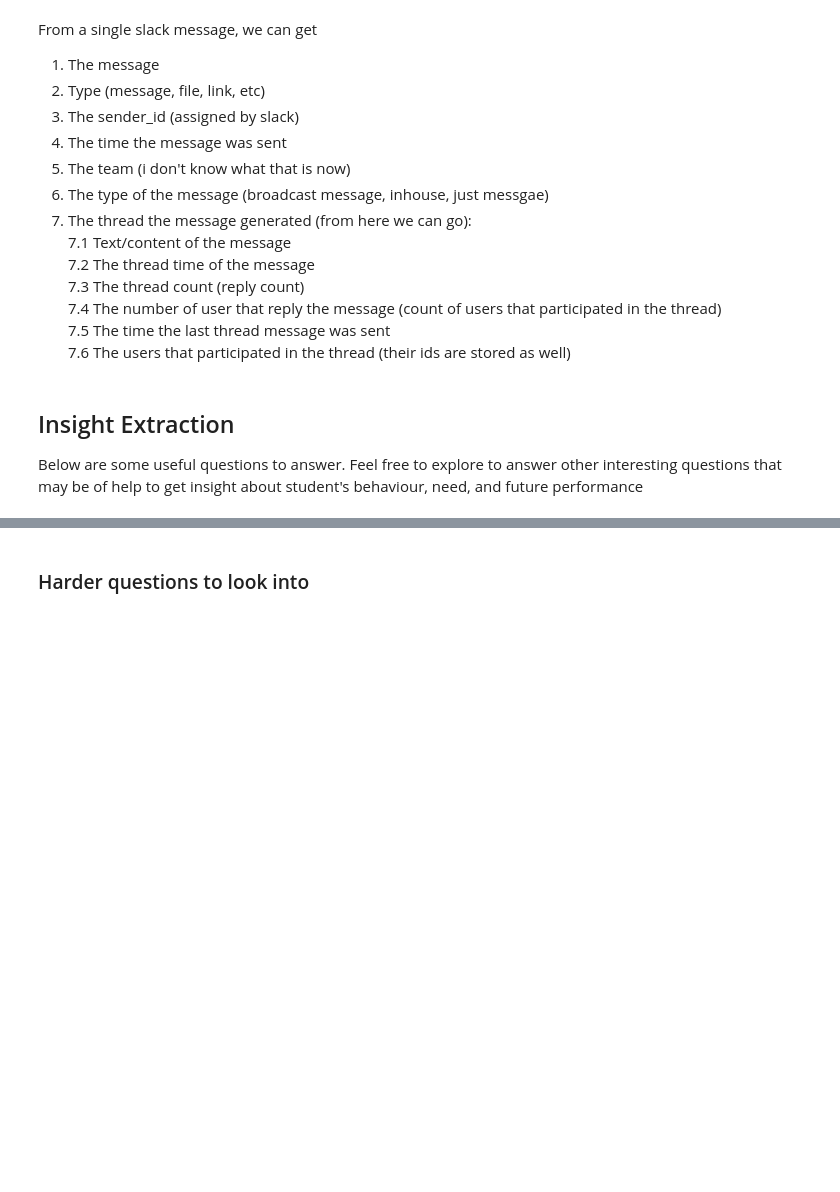
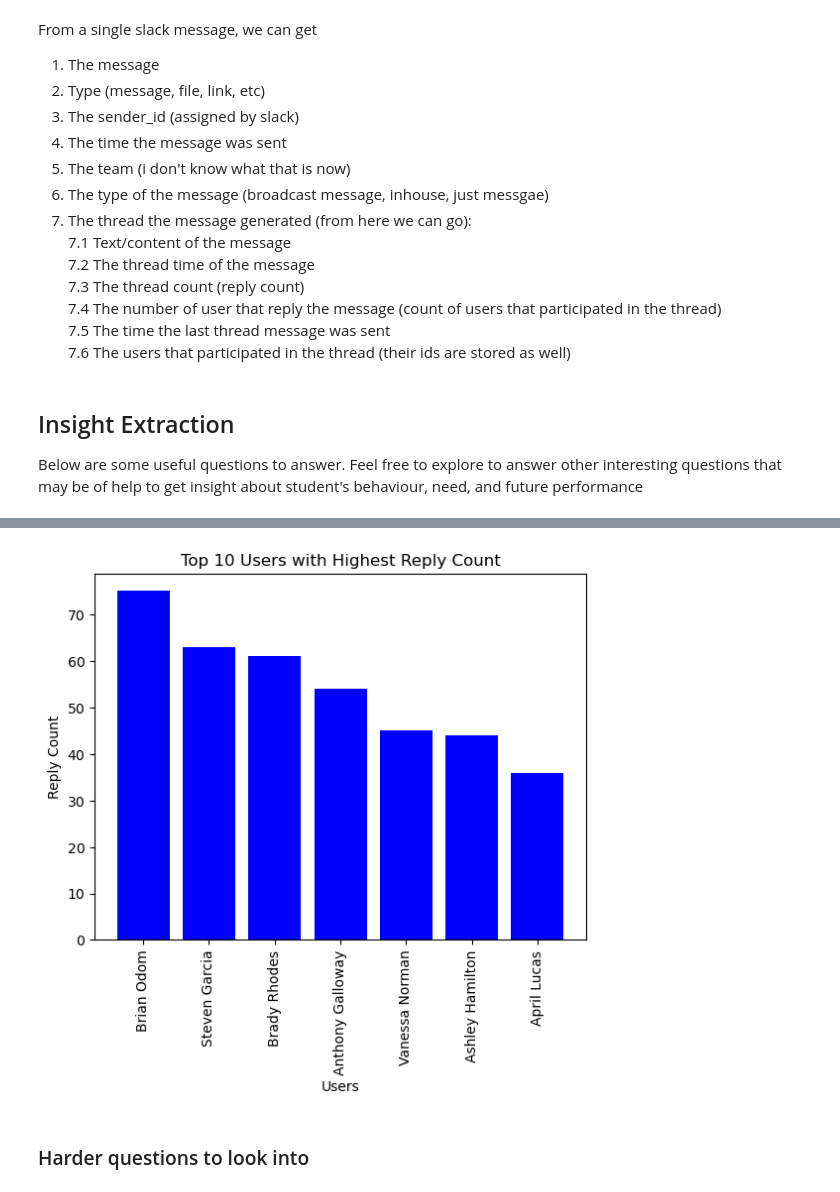
Before and after one commit to Basi10/slack_messages_analysis, a Jupyter notebook: notebooks/parse_slack_data.ipynb, the cells around one changed output, grey strips where cells are left out. Drawn from its saved outputs; the diff is of its cells as text; code cells hidden in the pictures; blank space fills up the shorter version.

```diff
--- a/notebooks/parse_slack_data.ipynb
+++ b/notebooks/parse_slack_data.ipynb
@@ -171,3 +207,15 @@ Name: count, dtype: int64
+# %%
+#plot of top users with highest replies per message.
+
+top_users = data_week8.sort_values(by='reply_count', ascending=False).head(10)
+plt.bar(top_users['sender_name'], top_users['reply_count'], color='blue')
+plt.xticks(rotation=90)
+plt.xlabel('Users')
+plt.ylabel('Reply Count')
+plt.title('Top 10 Users with Highest Reply Count')
+plt.show()
+# %% [output]
+[figure, added]
 # %%
 # Relationship between # of messages and # of reactions
 # %%
```
Also changed, not shown: parts of 8 cells of this notebook.
